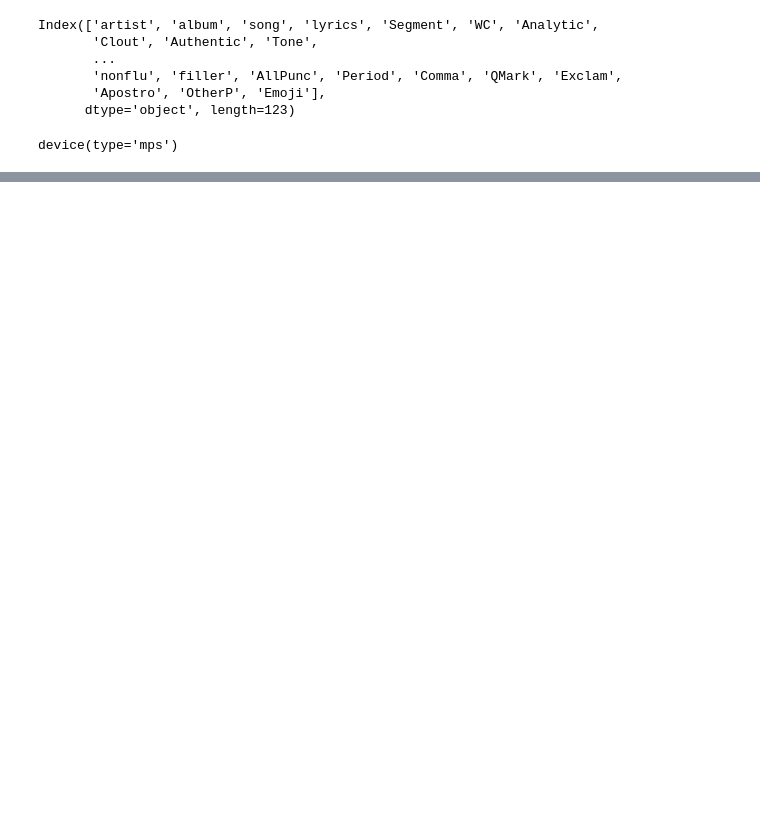
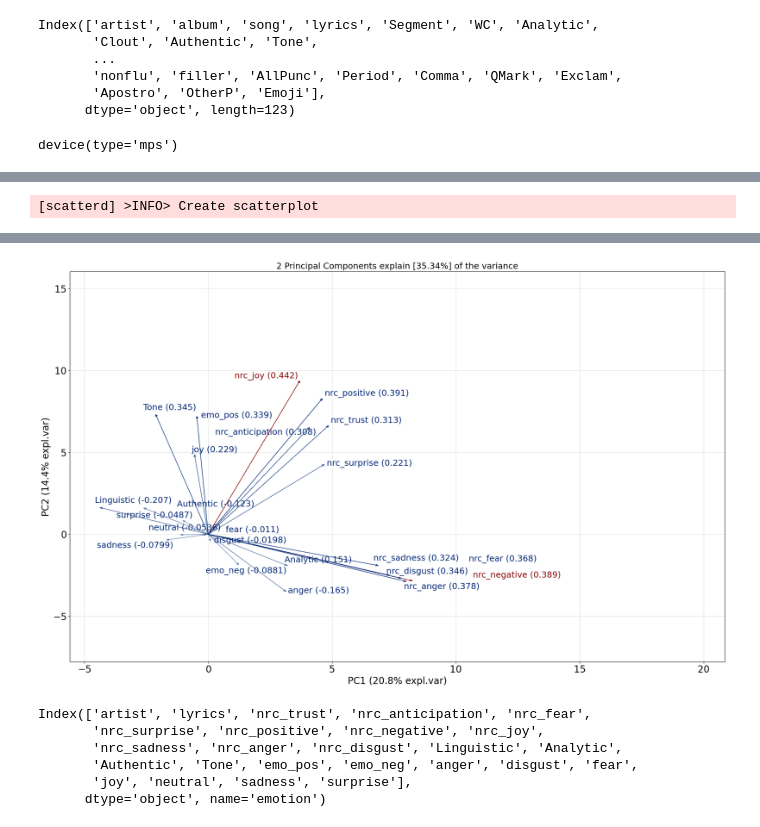
Before and after one commit to jmclip/pop_music, a Jupyter notebook: pca_draft.ipynb, the cells around one changed output, grey strips where cells are left out. Saved outputs shown, nothing was run; the diff lists cells and outputs as text; code cells hidden in the pictures; blank space fills up the shorter version.

```diff
--- a/pca_draft.ipynb
+++ b/pca_draft.ipynb
@@ -187,0 +307,5 @@ plt.show()
+# %%
+# Create a biplot
+fig, ax = model2.biplot(n_feat=25, cmap=None)
+# %% [output]
+[scatterd] >INFO> Create scatterplot
@@ -187,0 +314,10 @@ plt.show()
+[figure, added]
+# %%
+pop_small_exp.columns
+# %% [output]
+Index(['artist', 'lyrics', 'nrc_trust', 'nrc_anticipation', 'nrc_fear',
+       'nrc_surprise', 'nrc_positive', 'nrc_negative', 'nrc_joy',
+       'nrc_sadness', 'nrc_anger', 'nrc_disgust', 'Linguistic', 'Analytic',
+       'Authentic', 'Tone', 'emo_pos', 'emo_neg', 'anger', 'disgust', 'fear',
+       'joy', 'neutral', 'sadness', 'surprise'],
+      dtype='object', name='emotion')
```
Also changed, not shown: parts of 25 cells of this notebook.
